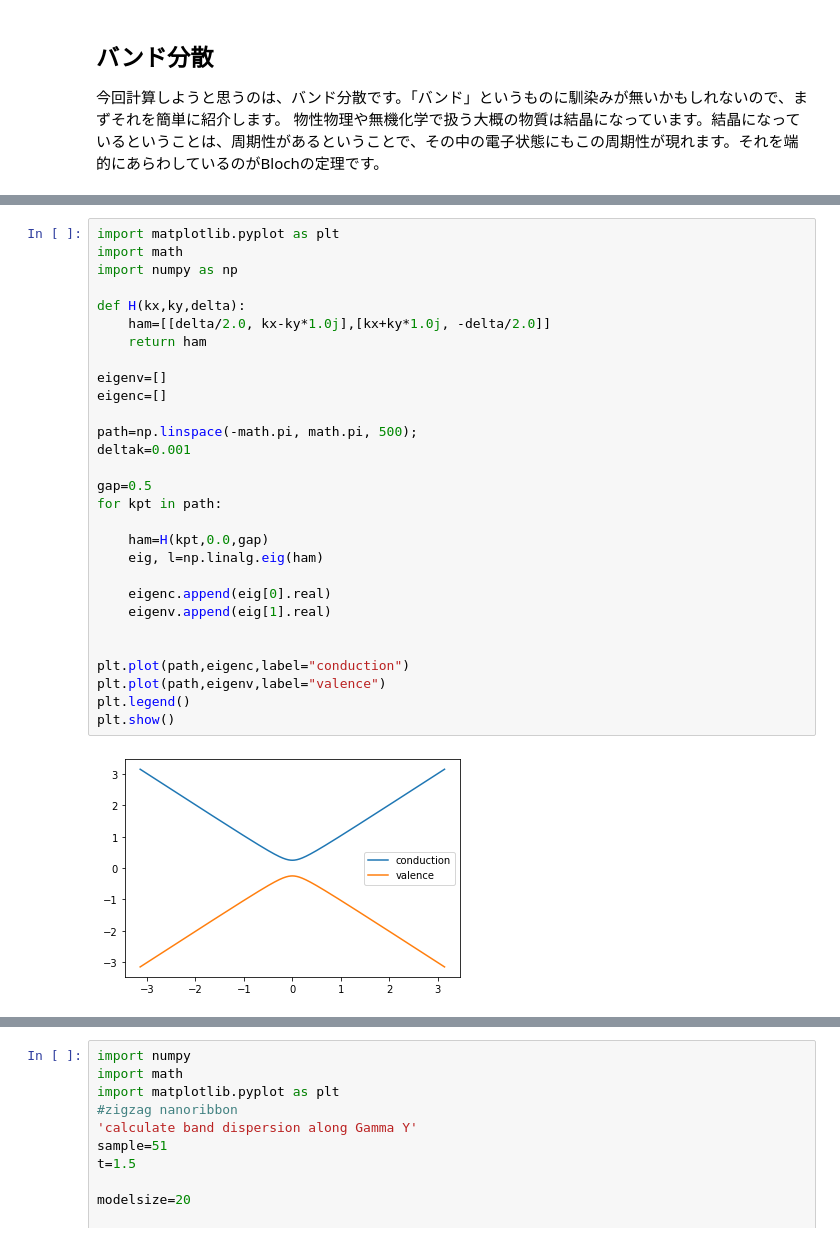
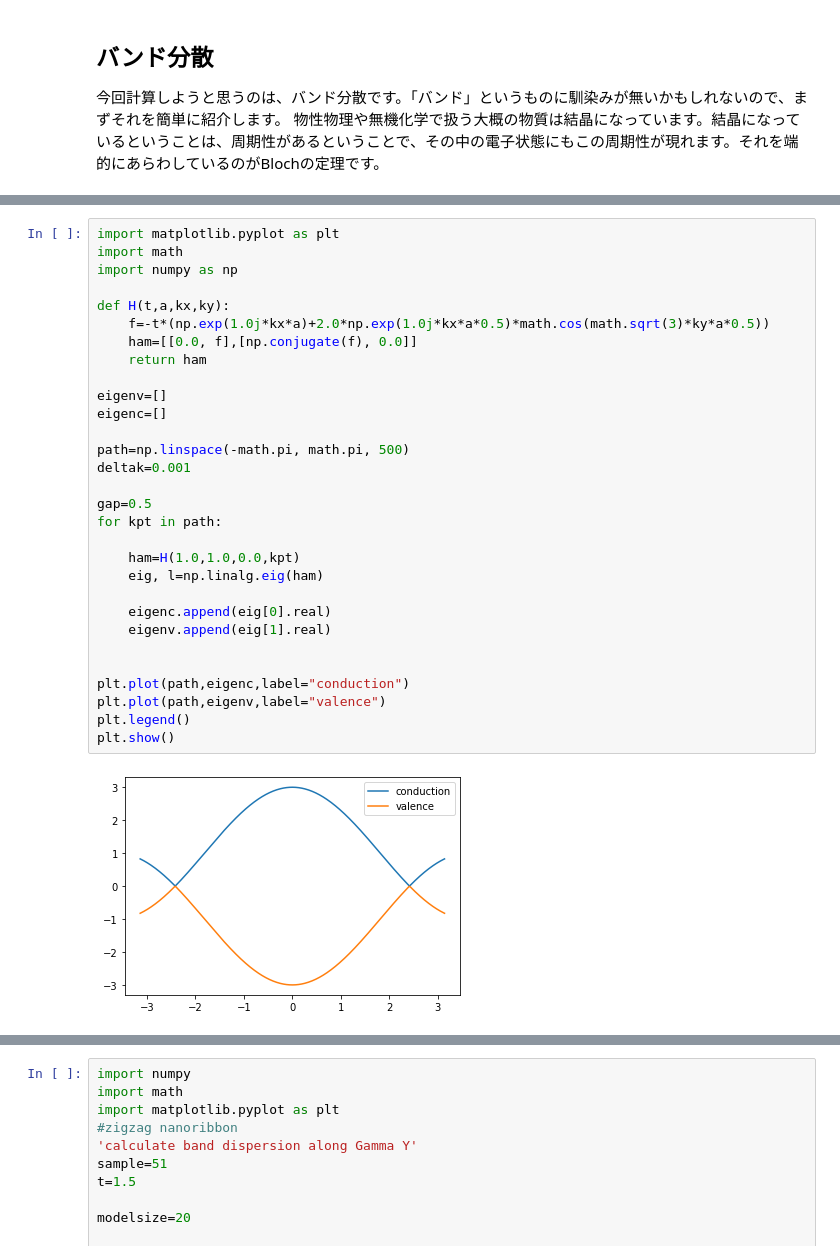
Before and after one commit to eminamitani/lecture-Minamitani, a Jupyter notebook: Graphene.ipynb, the cells around one changed output, grey strips where cells are left out. Cells and saved outputs as stored; diff of their text form.

Commit message:
Graphene update

```diff
--- a/Graphene.ipynb
+++ b/Graphene.ipynb
@@ -35,31 +145,32 @@ $$
 # %%
 import matplotlib.pyplot as plt
 import math
 import numpy as np
 
-def H(kx,ky,delta):
-    ham=[[delta/2.0, kx-ky*1.0j],[kx+ky*1.0j, -delta/2.0]]
+def H(t,a,kx,ky):
+    f=-t*(np.exp(1.0j*kx*a)+2.0*np.exp(1.0j*kx*a*0.5)*math.cos(math.sqrt(3)*ky*a*0.5))
+    ham=[[0.0, f],[np.conjugate(f), 0.0]]
     return ham
 
 eigenv=[]
 eigenc=[]
 
-path=np.linspace(-math.pi, math.pi, 500);
+path=np.linspace(-math.pi, math.pi, 500)
 deltak=0.001
 
 gap=0.5
 for kpt in path:
 
-    ham=H(kpt,0.0,gap)
+    ham=H(1.0,1.0,0.0,kpt)
     eig, l=np.linalg.eig(ham)
 
     eigenc.append(eig[0].real)
     eigenv.append(eig[1].real)
 
 
 plt.plot(path,eigenc,label="conduction")
 plt.plot(path,eigenv,label="valence")
 plt.legend()
 plt.show()
 # %% [output]
-[figure, old version]
+[figure, new version]
```
Also changed, not shown: parts of 15 cells of this notebook, 4 other files.
